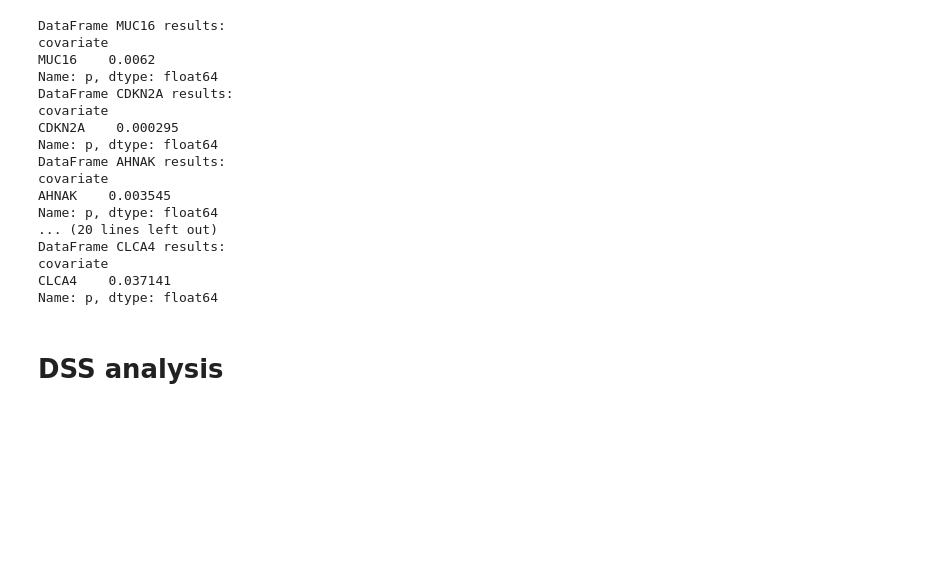
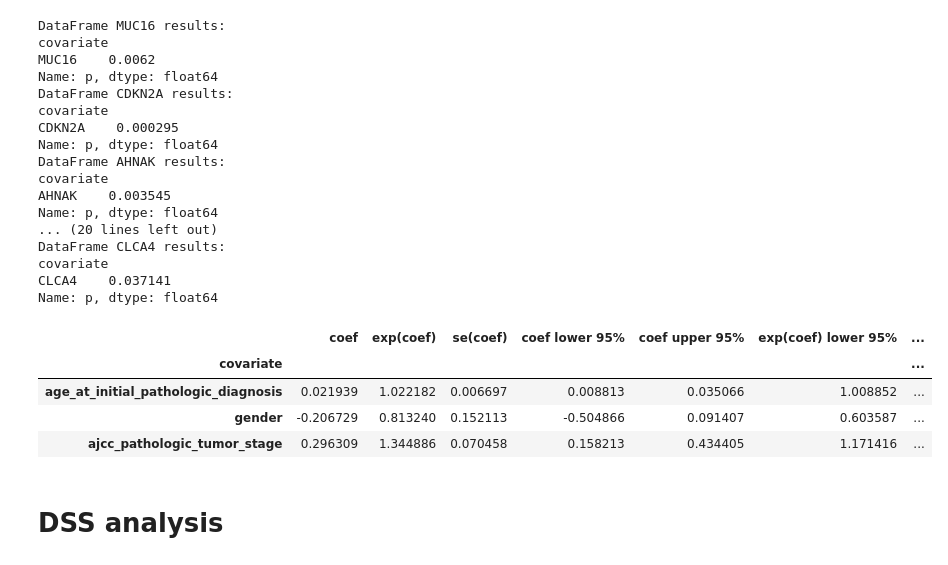
Before and after one commit to Enable72/ECE204-PROJECT4, a Jupyter notebook: preprocessing.ipynb, the cells around one changed output. Cells and saved outputs as stored; diff of their text form; code cells hidden in the pictures; blank space fills up the shorter version.

```diff
--- a/preprocessing.ipynb
+++ b/preprocessing.ipynb
@@ -349,10 +314,13 @@ gene = merged_data.copy()
 gene = gene[gene['ajcc_pathologic_tumor_stage'] != '[Not Available]']
 gene = gene[gene['ajcc_pathologic_tumor_stage'] != '[Discrepancy]']
 gene['gender'] = gene['gender'].map({'MALE': 1, 'FEMALE': 0})
-gene['tumor_status'] = gene['tumor_status'].map({'TUMOR FREE': 1, 'WITH TUMOR': 0})
 gene['ajcc_pathologic_tumor_stage'] = gene['ajcc_pathologic_tumor_stage'].map({'Stage I': 1,
                                                                                'Stage II': 2,
                                                                               'Stage III': 3,
                                                                               'Stage IVA': 4.3,
                                                                               'Stage IVB': 4.6,
                                                                               'Stage IVC': 5})
+
+#gene['age'] = pd.qcut(gene['ajcc_pathologic_tumor_stage'], q=3, labels=[0, 1, 2])
+
+gene = gene[['gender','ajcc_pathologic_tumor_stage', 'age_at_initial_pathologic_diagnosis', 'OS.time', 'OS']].dropna()
@@ -369,7 +327,13 @@ def coxfitter(data, duration, event):
 # %%
 cph = CoxPHFitter()
 # Fit the model to your data
-cph.fit(data, duration_col= duration, event_col=event)
-summary = cph.summary
+cph.fit(gene[['age_at_initial_pathologic_diagnosis','gender','ajcc_pathologic_tumor_stage', 'OS.time', 'OS']], duration_col= 'OS.time', event_col= 'OS')
+cph.summary
+# %% [output]
+|  | coef | exp(coef) | se(coef) | coef lower 95% | coef upper 95% | exp(coef) lower 95% | ... |
+| covariate |  |  |  |  |  |  | ... |
+| age_at_initial_pathologic_diagnosis | 0.021939 | 1.022182 | 0.006697 | 0.008813 | 0.035066 | 1.008852 | ... |
+| gender | -0.206729 | 0.813240 | 0.152113 | -0.504866 | 0.091407 | 0.603587 | ... |
+| ajcc_pathologic_tumor_stage | 0.296309 | 1.344886 | 0.070458 | 0.158213 | 0.434405 | 1.171416 | ... |
 # %% [markdown]
 # DSS analysis
```
Also changed, not shown: parts of 12 cells of this notebook.
